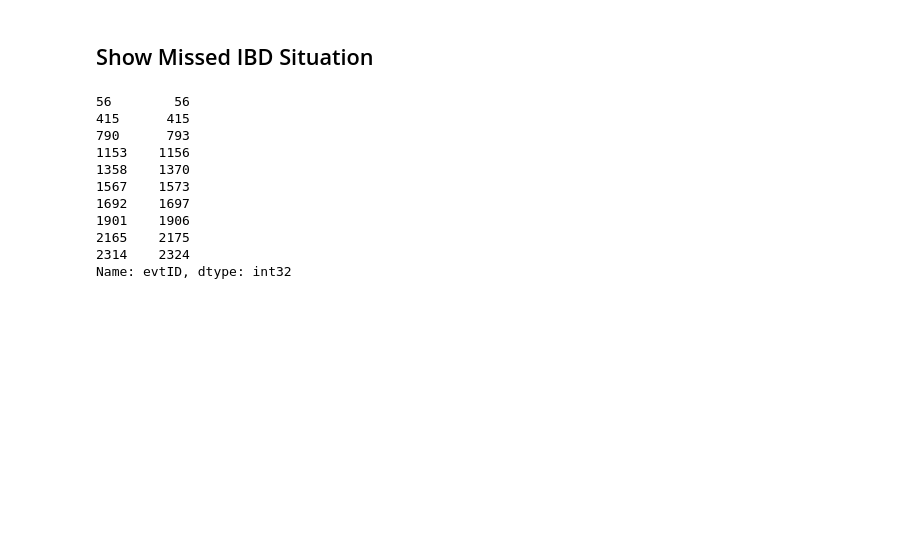
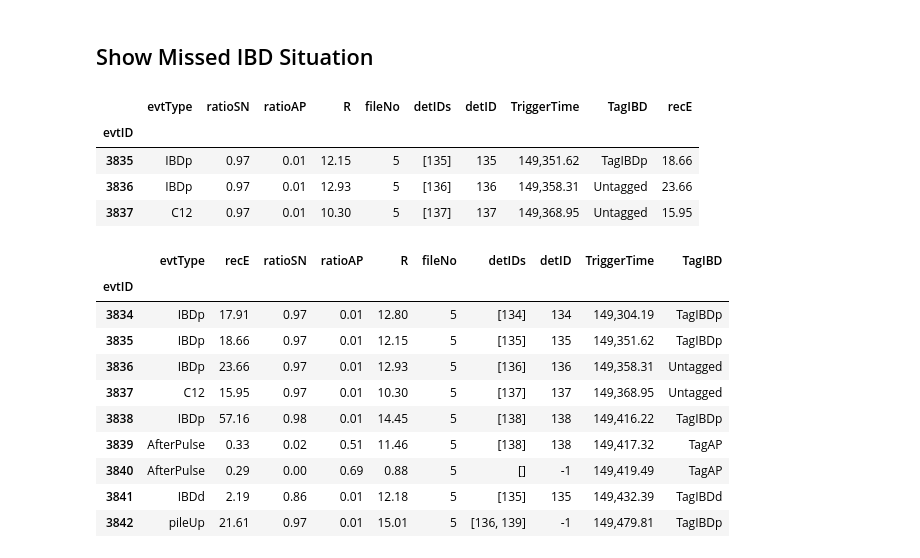
Before and after one commit to jack595/sk_DSNB, a Jupyter notebook: PSD_Supernova/code/PromptDelayedSignalSelection/IBDSelectionResult.ipynb, the cells around one changed output. Saved outputs shown, nothing was run; the diff lists cells and outputs as text; code cells hidden in the pictures; blank space fills up the shorter version.

```diff
--- a/PSD_Supernova/code/PromptDelayedSignalSelection/IBDSelectionResult.ipynb
+++ b/PSD_Supernova/code/PromptDelayedSignalSelection/IBDSelectionResult.ipynb
@@ -290,17 +293,39 @@ plt.legend()
 [drawing not drawn]
 # %% [markdown]
 ## Show Missed IBD Situation
-# %%
-df_map_miss_IBD["evtID"].iloc[0:100:10]
-# %% [output]
-56        56
-415      415
-790      793
-1153    1156
-1358    1370
-1567    1573
-1692    1697
-1901    1906
-2165    2175
-2314    2324
-Name: evtID, dtype: int32
+# %%
+from importlib import reload
+import DisplayIBDTimeSeries
+reload(DisplayIBDTimeSeries)
+from DisplayIBDTimeSeries import PlotTimeSeries
+from matplotlib.backends.backend_pdf import PdfPages
+
+# display( df_map[(df_map["TriggerTime"]>775e3)&(df_map["TriggerTime"]<780e3)][["evtID","evtType", "recE", "ratioSN", "R", "fileNo","detIDs","detID"]]\
+#          .set_index("evtID").loc[1257:1357] )
+focus_evtID = 3836
+PlotTimeSeries(df_map, focus_evtID-50, focus_evtID+50, FV_cut=R_FV_cut,key_y_plot="R",
+                 focus_evtID=focus_evtID)
+display( df_map[(df_map["TriggerTime"]>149.3e3)&(df_map["TriggerTime"]<149.51e3)]
+         [["evtID","evtType", "recE", "ratioSN","ratioAP", "R", "fileNo","detIDs","detID","TriggerTime", "TagIBD"]]
+         .set_index("evtID") )
+# for index, row in df_map[df_map["fileNo"]==3].iterrows():
+#     if 56 in row["detIDs"]:
+#         display(row)
+    # df_map_reset_index.loc[(5, 136)]
+# %% [output]
+|  | evtType | ratioSN | ratioAP | R | fileNo | detIDs | detID | TriggerTime | TagIBD | recE |
+| evtID |  |  |  |  |  |  |  |  |  |  |
+| 3835 | IBDp | 0.97 | 0.01 | 12.15 | 5 | [135] | 135 | 149,351.62 | TagIBDp | 18.66 |
+| 3836 | IBDp | 0.97 | 0.01 | 12.93 | 5 | [136] | 136 | 149,358.31 | Untagged | 23.66 |
+| 3837 | C12 | 0.97 | 0.01 | 10.30 | 5 | [137] | 137 | 149,368.95 | Untagged | 15.95 |
+|  | evtType | recE | ratioSN | ratioAP | R | fileNo | detIDs | detID | TriggerTime | TagIBD |
+| evtID |  |  |  |  |  |  |  |  |  |  |
+| 3834 | IBDp | 17.91 | 0.97 | 0.01 | 12.80 | 5 | [134] | 134 | 149,304.19 | TagIBDp |
+| 3835 | IBDp | 18.66 | 0.97 | 0.01 | 12.15 | 5 | [135] | 135 | 149,351.62 | TagIBDp |
+| 3836 | IBDp | 23.66 | 0.97 | 0.01 | 12.93 | 5 | [136] | 136 | 149,358.31 | Untagged |
+| 3837 | C12 | 15.95 | 0.97 | 0.01 | 10.30 | 5 | [137] | 137 | 149,368.95 | Untagged |
+| 3838 | IBDp | 57.16 | 0.98 | 0.01 | 14.45 | 5 | [138] | 138 | 149,416.22 | TagIBDp |
+| 3839 | AfterPulse | 0.33 | 0.02 | 0.51 | 11.46 | 5 | [138] | 138 | 149,417.32 | TagAP |
+| 3840 | AfterPulse | 0.29 | 0.00 | 0.69 | 0.88 | 5 | [] | -1 | 149,419.49 | TagAP |
+| 3841 | IBDd | 2.19 | 0.86 | 0.01 | 12.18 | 5 | [135] | 135 | 149,432.39 | TagIBDd |
+| 3842 | pileUp | 21.61 | 0.97 | 0.01 | 15.01 | 5 | [136, 139] | -1 | 149,479.81 | TagIBDp |
```
Also changed, not shown: parts of 25 cells of this notebook, 31 other files.
